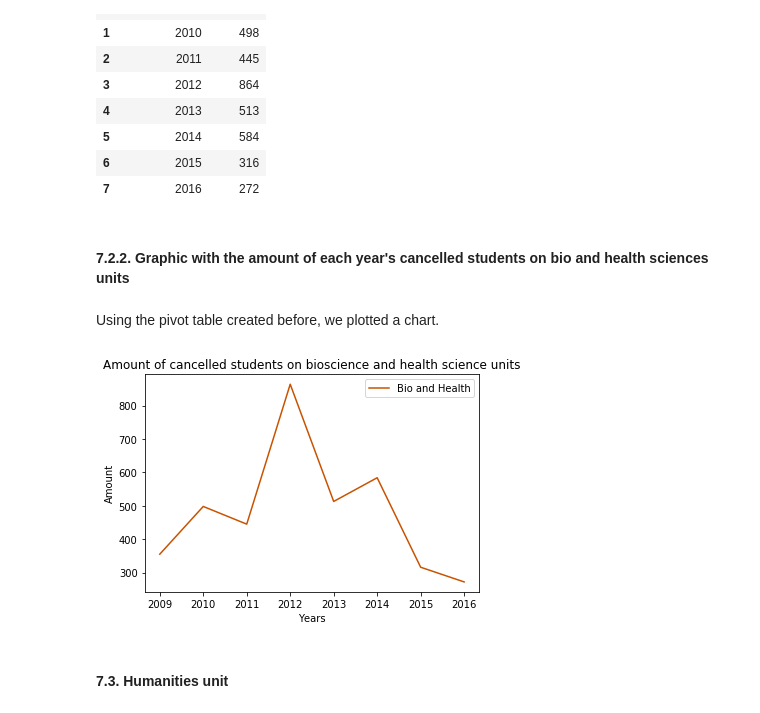
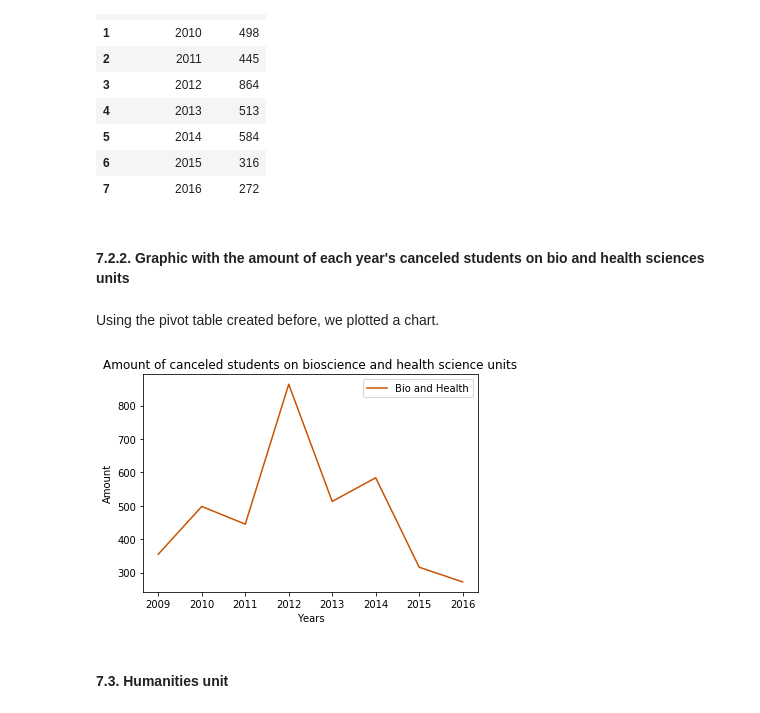
Before and after one commit to bigodel/UFRN-course-analysis, a Jupyter notebook: course_analysis.ipynb, the cells around one changed output. Cells and saved outputs as stored; diff of their text form; code cells hidden in the pictures.

```diff
--- a/course_analysis.ipynb
+++ b/course_analysis.ipynb
@@ -251,19 +250,19 @@ bio
 | 6 | 2015 | 316 |
 | 7 | 2016 | 272 |
 # %% [markdown]
-#### 7.2.2. Graphic with the amount of each year's cancelled students on bio and health sciences units ####
+#### 7.2.2. Graphic with the amount of each year's canceled students on bio and health sciences units ####
 # %% [markdown]
 Using the pivot table created before, we plotted a chart.
 # %%
 plt.plot(bio['ano_ingresso'],
          bio['amount'], c=_orange, label='Bio and Health')
 plt.legend(loc='best')
 plt.xlabel('Years')
 plt.ylabel('Amount')
-plt.title("Amount of cancelled students on bioscience and health science units")
+plt.title("Amount of canceled students on bioscience and health science units")
 plt.show()
 # %% [output]
-[figure, old version]
+[figure, new version]
 # %% [markdown]
 #### 7.3. Humanities unit ###
 # %% [markdown]
```
Also changed, not shown: parts of 27 cells of this notebook.
